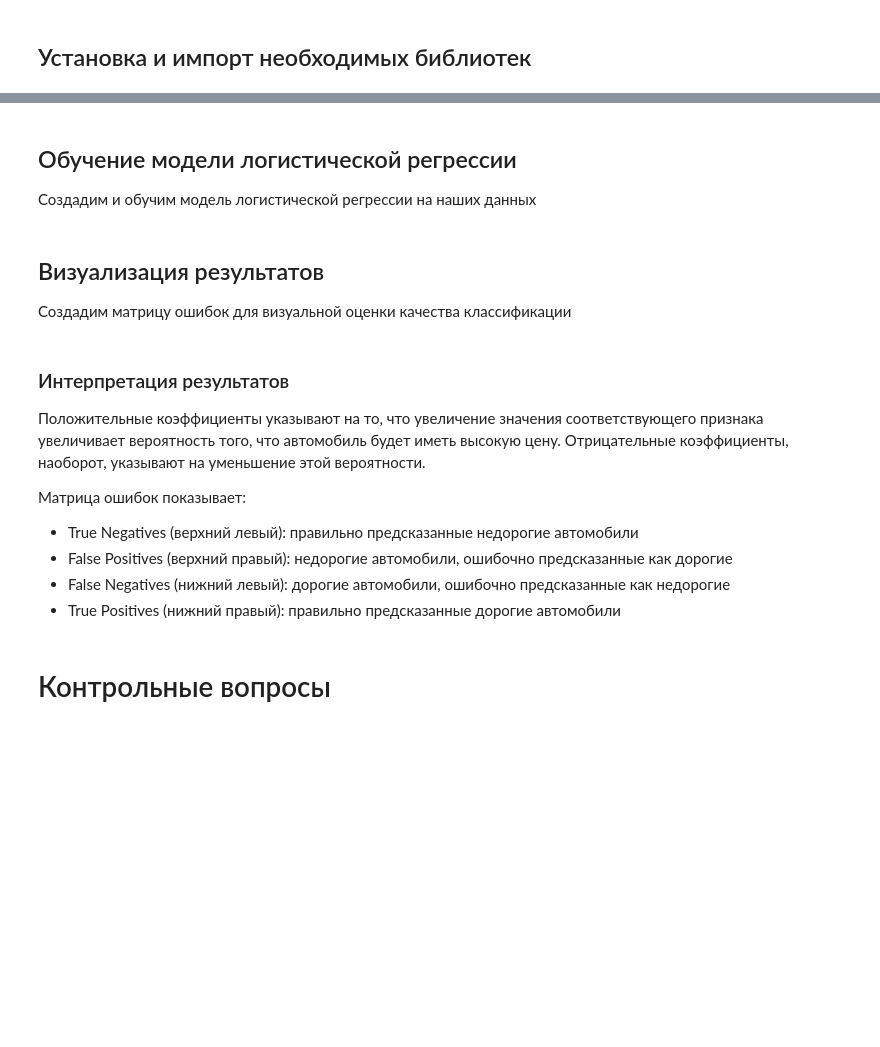
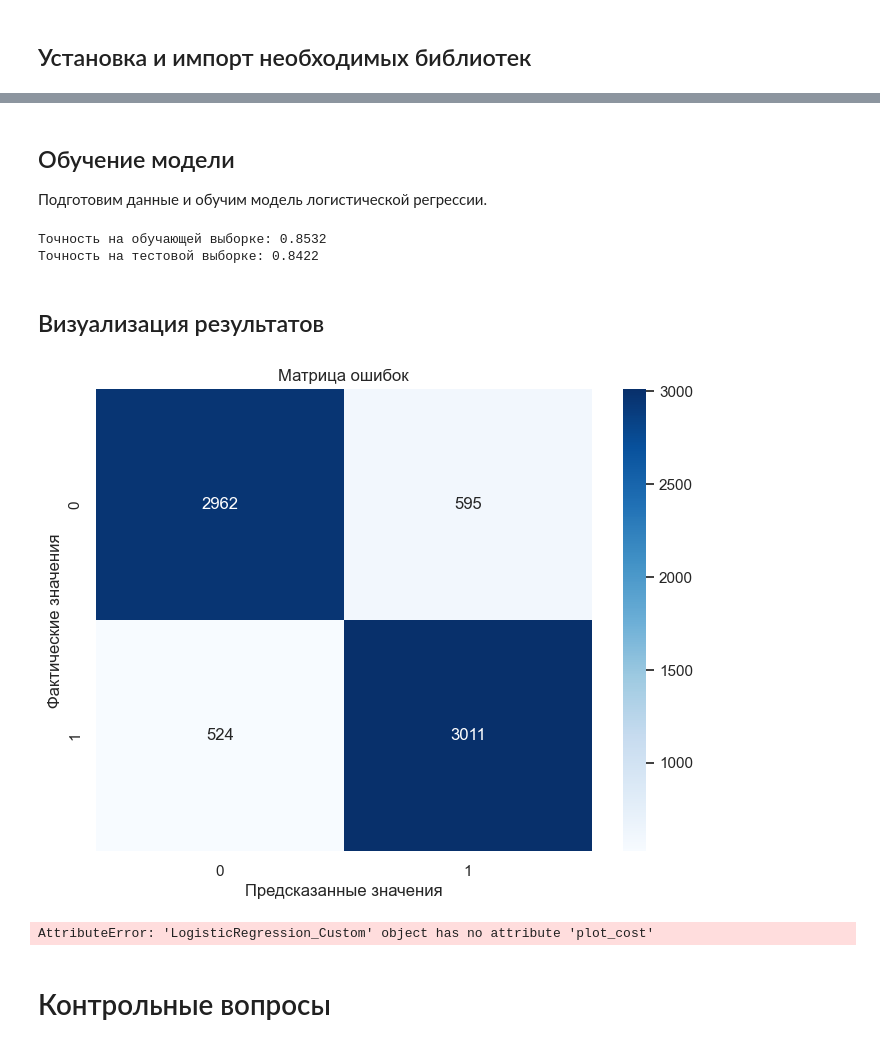
Before and after one commit to Axlifreeway/MachineLearningUTMN, a Jupyter notebook: lab4.ipynb, the cells around one changed output, grey strips where cells are left out. Drawn from its saved outputs; the diff is of its cells as text; code cells hidden in the pictures; blank space fills up the shorter version.

```diff
--- a/lab4.ipynb
+++ b/lab4.ipynb
@@ -31,6 +40,0 @@ df
-# %%
-median_price = df['price'].median()
-df['high_price'] = (df['price'] > median_price).astype(int)
-print(f'Медианная цена: {median_price}')
-print('\nРаспределение классов:')
-print(df['high_price'].value_counts(normalize=True))
@@ -54,4 +90,4 @@ print(f'Тестовая: {X_test.shape}')
 # %% [markdown]
-## Обучение модели логистической регрессии
+## Обучение модели
 
-Создадим и обучим модель логистической регрессии на наших данных
+Подготовим данные и обучим модель логистической регрессии.
@@ -69,30 +94,58 @@ print(classification_report(y_test, y_pred))
-# %% [markdown]
-## Визуализация результатов
-
-Создадим матрицу ошибок для визуальной оценки качества классификации
+# %%
+# Создание бинарной целевой переменной на основе цены
+median_price = df['Price(euro)'].median()
+df['high_price'] = (df['Price(euro)'] > median_price).astype(int)
+
+# Подготовка признаков
+numeric_features = ['Year', 'Distance', 'Engine_capacity(cm3)']
+X = df[numeric_features].copy()
+X = (X - X.mean()) / X.std()
+y = df['high_price']
+
+# Разделение на тренировочную и тестовую выборки
+X_train, X_test, y_train, y_test = train_test_split(X, y, test_size=0.2, random_state=42)
+
+# Создание и обучение модели
+model = LogisticRegression_Custom(learning_rate=0.5, epochs=100)
+model.fit(X_train, y_train)
+
+# Оценка точности
+train_accuracy = model.score(X_train, y_train)
+test_accuracy = model.score(X_test, y_test)
+print(f'Точность на обучающей выборке: {train_accuracy:.4f}')
+print(f'Точность на тестовой выборке: {test_accuracy:.4f}')
+# %% [output]
+Точность на обучающей выборке: 0.8532
+Точность на тестовой выборке: 0.8422
+# %% [markdown]
+## Визуализация результатов
 # %%
+# Получение предсказаний
+y_pred = model.predict(X_test)
+
+# Построение матрицы ошибок
 cm = confusion_matrix(y_test, y_pred)
 
 plt.figure(figsize=(8, 6))
 sns.heatmap(cm, annot=True, fmt='d', cmap='Blues')
 plt.title('Матрица ошибок')
 plt.xlabel('Предсказанные значения')
 plt.ylabel('Фактические значения')
 plt.show()
-
-print('\nКоэффициенты модели:')
-for feature, coef in zip(numeric_features, model.coef_[0]):
-    print(f'{feature}: {coef:.4f}')
+# %% [output]
+[figure, added]
-# %% [markdown]
-### Интерпретация результатов
-
-Положительные коэффициенты указывают на то, что увеличение значения соответствующего признака увеличивает вероятность того, что автомобиль будет иметь высокую цену. Отрицательные коэффициенты, наоборот, указывают на уменьшение этой вероятности.
-
-Матрица ошибок показывает:
-- True Negatives (верхний левый): правильно предсказанные недорогие автомобили
-- False Positives (верхний правый): недорогие автомобили, ошибочно предсказанные как дорогие
-- False Negatives (нижний левый): дорогие автомобили, ошибочно предсказанные как недорогие
-- True Positives (нижний правый): правильно предсказанные дорогие автомобили
+# %%
+regr = LogisticRegression_Custom(learning_rate=0.8,epochs=1500,batch_size=5000)
+
+regr.fit(X_train, y_train)
+
+regr.plot_cost()
+
+print( 'train Accuracy: %.4f; test Accuracy: %.4f' % (regr.score(X_train, y_train), regr.score(X_test, y_test)))
+
+regr.classification_report(X_test, y_test)
+# %% [output]
+AttributeError: 'LogisticRegression_Custom' object has no attribute 'plot_cost'
 # %% [markdown]
 # Контрольные вопросы
 # %% [markdown]
```
Also changed, not shown: parts of 13 cells of this notebook, 3 other files.
